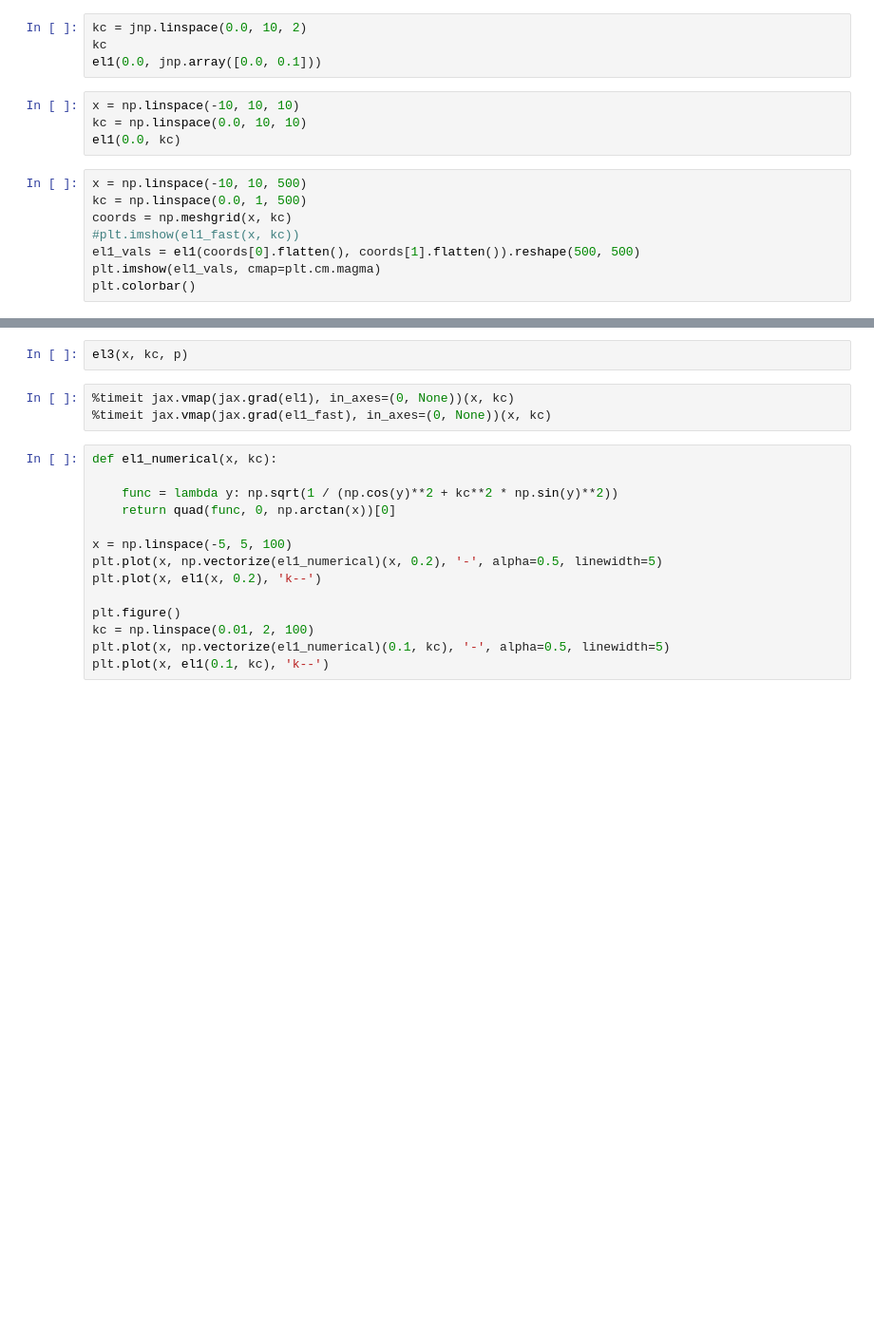
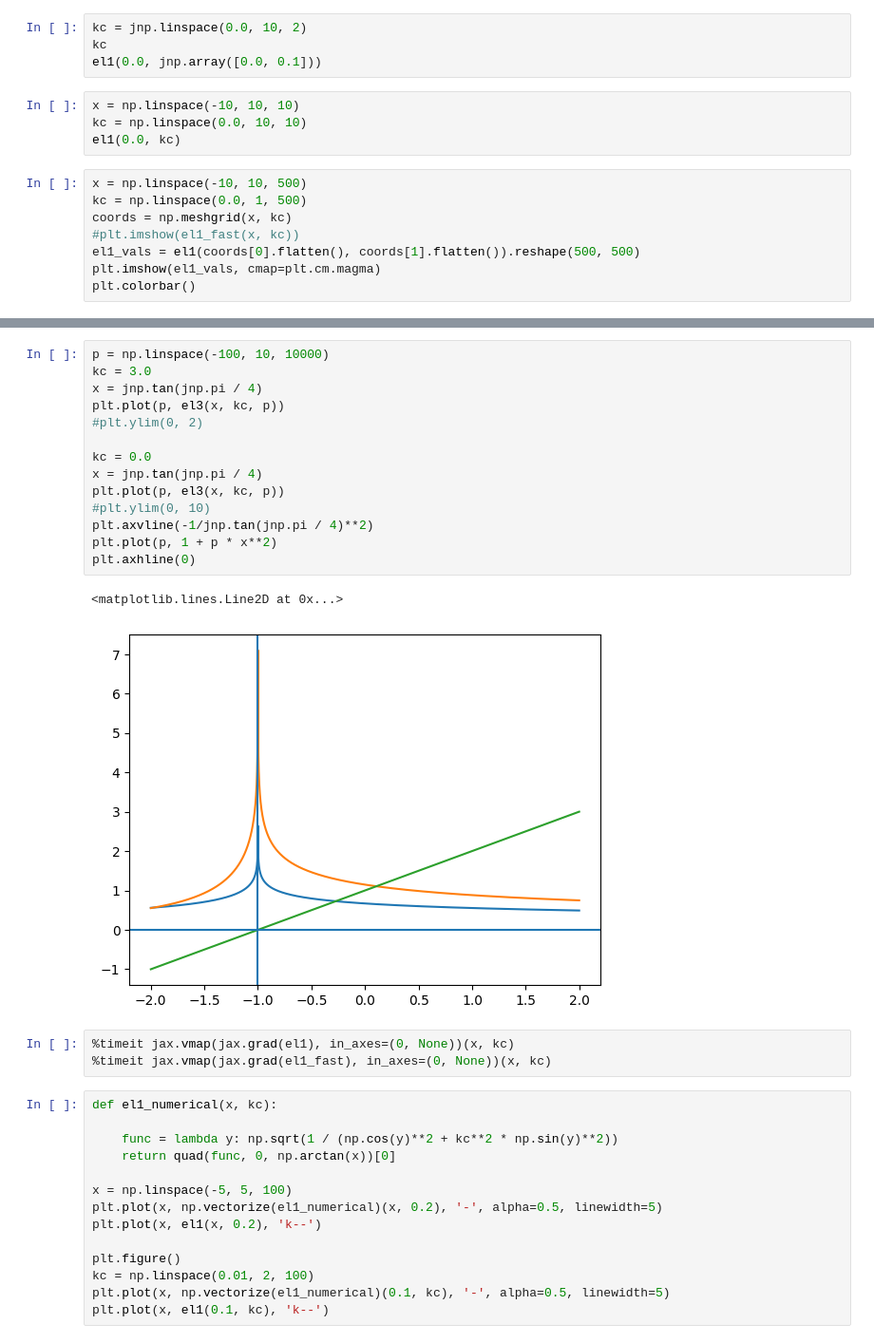
Before and after one commit to tagordon/ellip, a Jupyter notebook: demo.ipynb, the cells around one changed output, grey strips where cells are left out. Shown at 95% size. Drawn from its saved outputs; the diff is of its cells as text; blank space fills up the shorter version.

```diff
--- a/demo.ipynb
+++ b/demo.ipynb
@@ -58,5 +84,20 @@ Array(1.01534612, dtype=float64)
 # %%
-el3(x, kc, p)
+p = np.linspace(-100, 10, 10000)
+kc = 3.0
+x = jnp.tan(jnp.pi / 4)
+plt.plot(p, el3(x, kc, p))
+#plt.ylim(0, 2)
+
+kc = 0.0
+x = jnp.tan(jnp.pi / 4)
+plt.plot(p, el3(x, kc, p))
+#plt.ylim(0, 10)
+plt.axvline(-1/jnp.tan(jnp.pi / 4)**2)
+plt.plot(p, 1 + p * x**2)
+plt.axhline(0)
+# %% [output]
+<matplotlib.lines.Line2D at 0x...>
+[figure, added]
 # %%
 %timeit jax.vmap(jax.grad(el1), in_axes=(0, None))(x, kc)
 %timeit jax.vmap(jax.grad(el1_fast), in_axes=(0, None))(x, kc)
```
Also changed, not shown: parts of 6 cells of this notebook, 1 other file.
